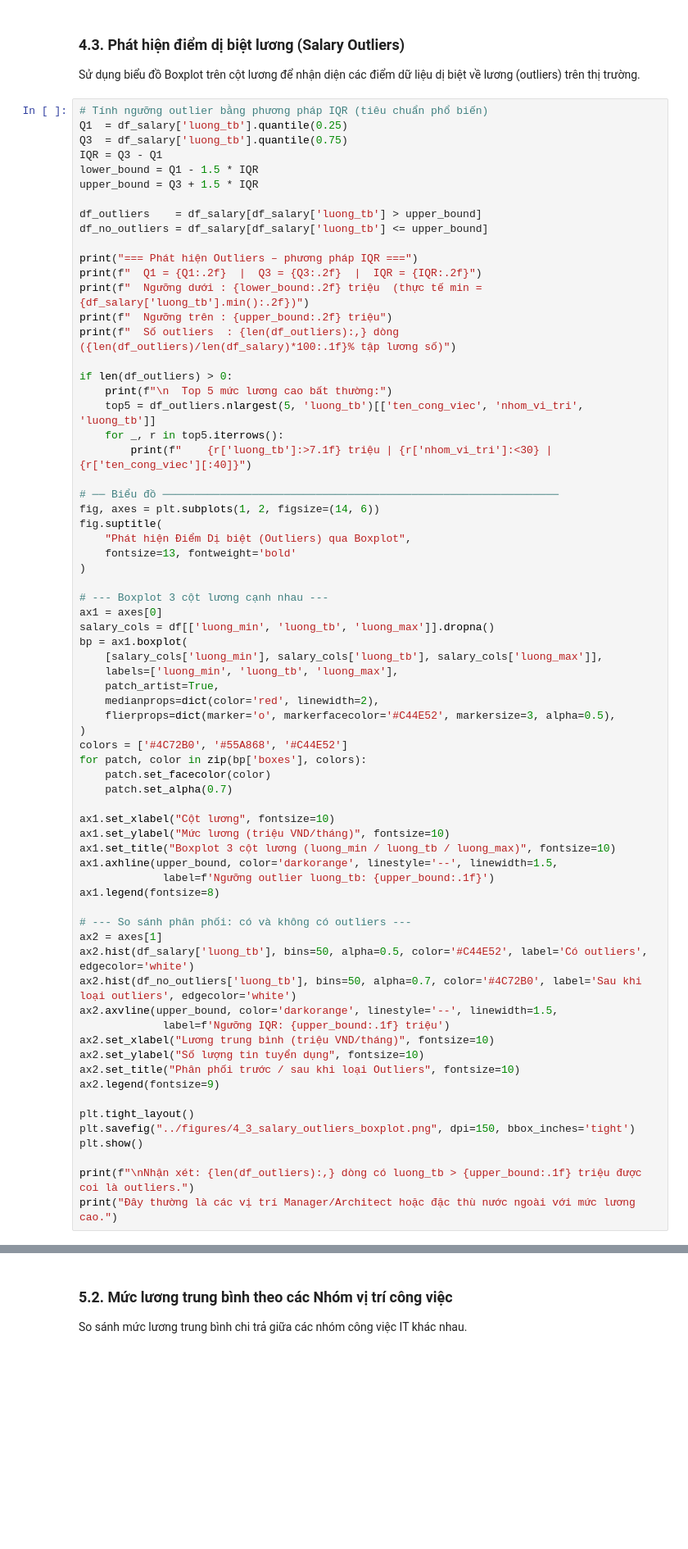
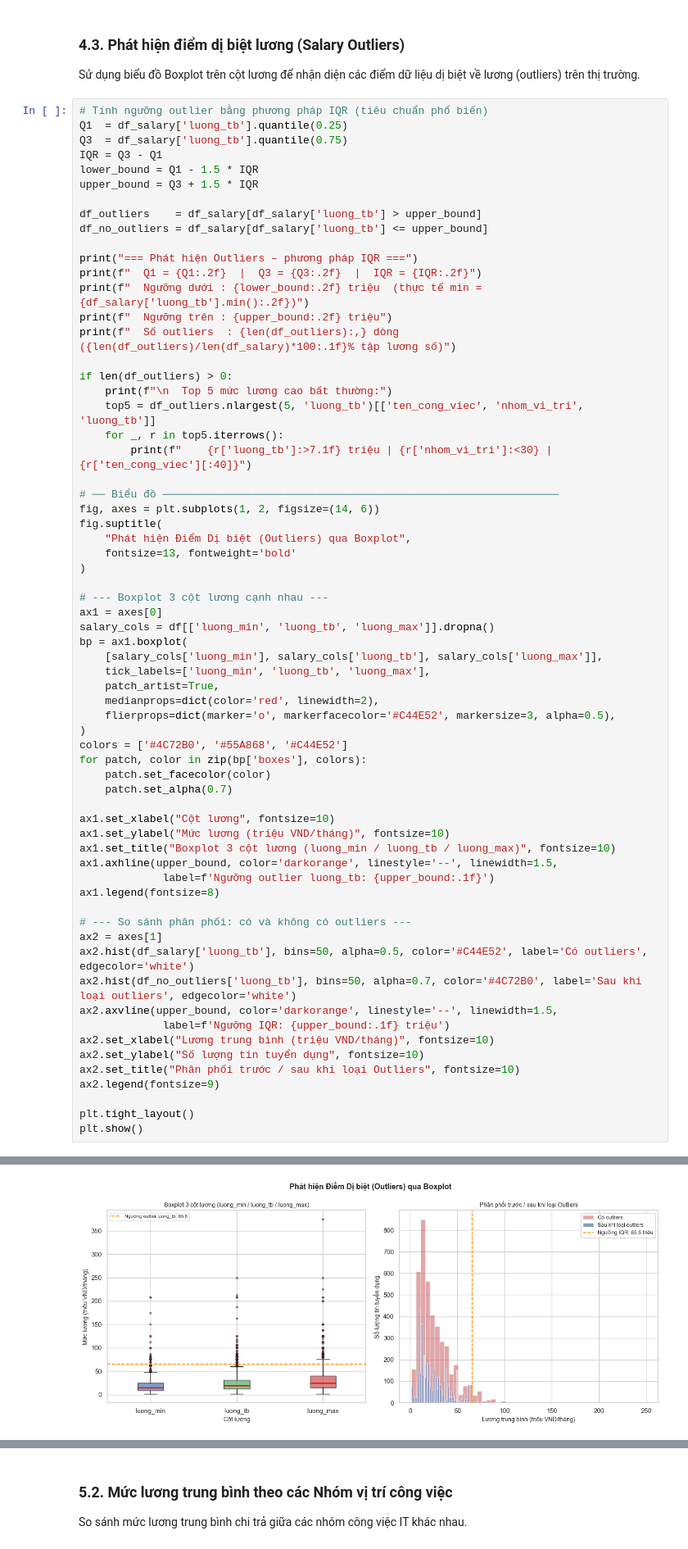
Before and after one commit to TrucHang676/TQH-FINAL-PROJECT-N5, a Jupyter notebook: notebooks/eda.ipynb, the cells around one changed output, grey strips where cells are left out. Shown at 82% size. Saved outputs shown, nothing was run; the diff lists cells and outputs as text; blank space fills up the shorter version.

```diff
--- a/notebooks/eda.ipynb
+++ b/notebooks/eda.ipynb
@@ -238,7 +298,7 @@ ax1 = axes[0]
 salary_cols = df[['luong_min', 'luong_tb', 'luong_max']].dropna()
 bp = ax1.boxplot(
     [salary_cols['luong_min'], salary_cols['luong_tb'], salary_cols['luong_max']],
-    labels=['luong_min', 'luong_tb', 'luong_max'],
+    tick_labels=['luong_min', 'luong_tb', 'luong_max'],
     patch_artist=True,
     medianprops=dict(color='red', linewidth=2),
     flierprops=dict(marker='o', markerfacecolor='#C44E52', markersize=3, alpha=0.5),
@@ -267,8 +327,5 @@ ax2.set_title("Phân phối trước / sau khi loại Outliers", fontsize=10)
 ax2.legend(fontsize=9)
 
 plt.tight_layout()
-plt.savefig("../figures/4_3_salary_outliers_boxplot.png", dpi=150, bbox_inches='tight')
 plt.show()
-
-print(f"\nNhận xét: {len(df_outliers):,} dòng có luong_tb > {upper_bound:.1f} triệu được coi là outliers.")
-print("Đây thường là các vị trí Manager/Architect hoặc đặc thù nước ngoài với mức lương cao.")
+# %% [output]
@@ -274,0 +344 @@ print("Đây thường là các vị trí Manager/Architect hoặc đặc thù n
+[figure, added]
```
Also changed, not shown: parts of 14 cells of this notebook.
